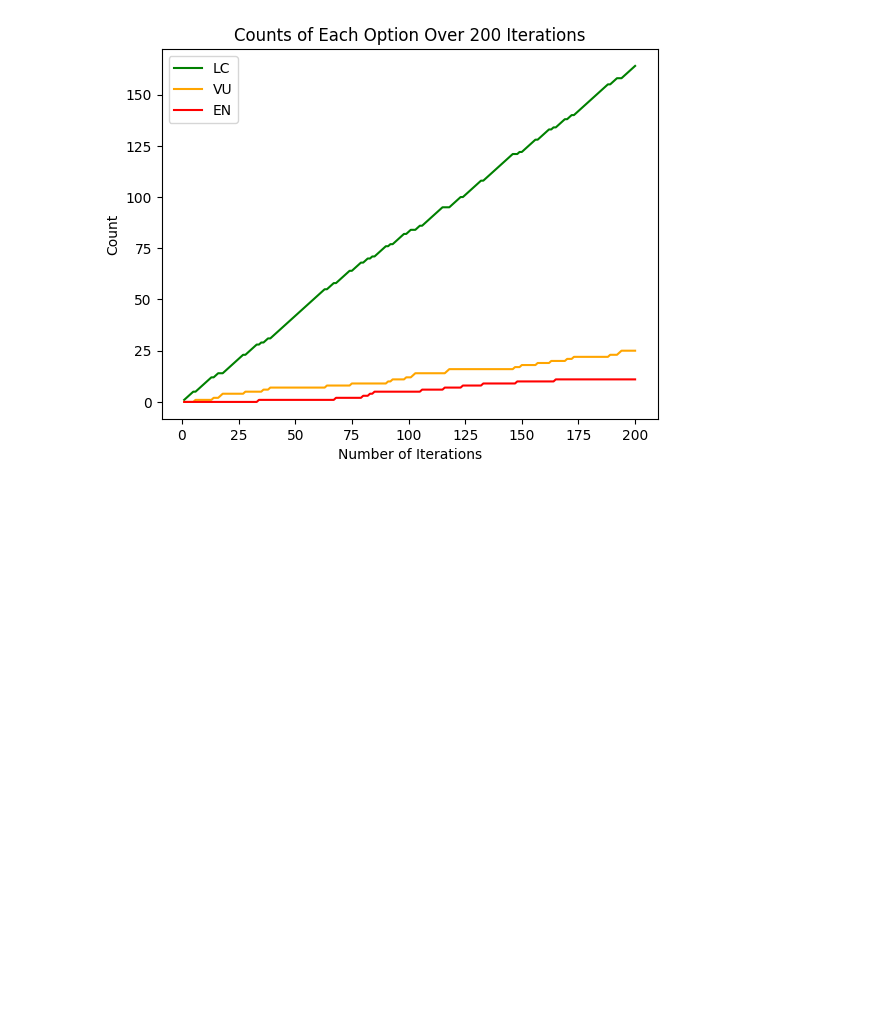
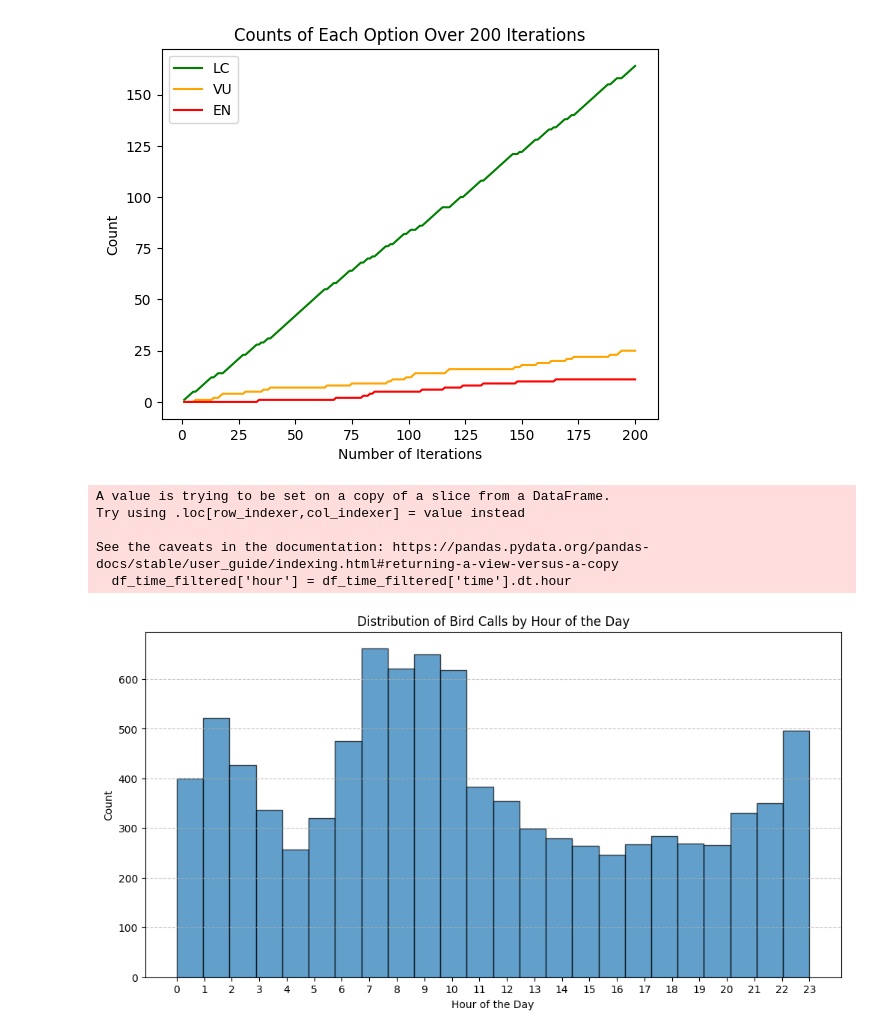
Before and after one commit to Kenny101-dot/Ornistone-Project, a Jupyter notebook: Analysis/EDA4.ipynb, the cells around one changed output. Saved outputs shown, nothing was run; the diff lists cells and outputs as text; code cells hidden in the pictures; blank space fills up the shorter version.

```diff
--- a/Analysis/EDA4.ipynb
+++ b/Analysis/EDA4.ipynb
@@ -113,3 +113,34 @@ plt.legend()
 plt.show()
 # %% [output]
 [figure]
+# %%
+import pandas as pd
+
+import matplotlib.pyplot as plt
+
+df = pd.read_csv('../Spectogram/basemodel_list.csv')
+# Convert the 'time' column to datetime format, ignoring NaN values
+df['time'] = pd.to_datetime(df['time'], format='%H:%M', errors='coerce')
+
+# Drop rows with NaT values in the 'time' column
+df_time_filtered = df.dropna(subset=['time'])
+
+# Extract the hour from the 'time' column
+df_time_filtered['hour'] = df_time_filtered['time'].dt.hour
+
+# Plot the distribution of the 'hour' column
+plt.figure(figsize=(12, 6))
+plt.hist(df_time_filtered['hour'], bins=24, edgecolor='black', alpha=0.7)
+plt.xlabel('Hour of the Day')
+plt.ylabel('Count')
+plt.title('Distribution of Bird Calls by Hour of the Day')
+plt.xticks(range(24))
+plt.grid(axis='y', linestyle='--', alpha=0.7)
+plt.show()
+# %% [output]
+A value is trying to be set on a copy of a slice from a DataFrame.
+Try using .loc[row_indexer,col_indexer] = value instead
+
+See the caveats in the documentation: https://pandas.pydata.org/pandas-docs/stable/user_guide/indexing.html#returning-a-view-versus-a-copy
+  df_time_filtered['hour'] = df_time_filtered['time'].dt.hour
+[figure, added]
```
Also changed, not shown: parts of 1 cell of this notebook, 2 other files.
